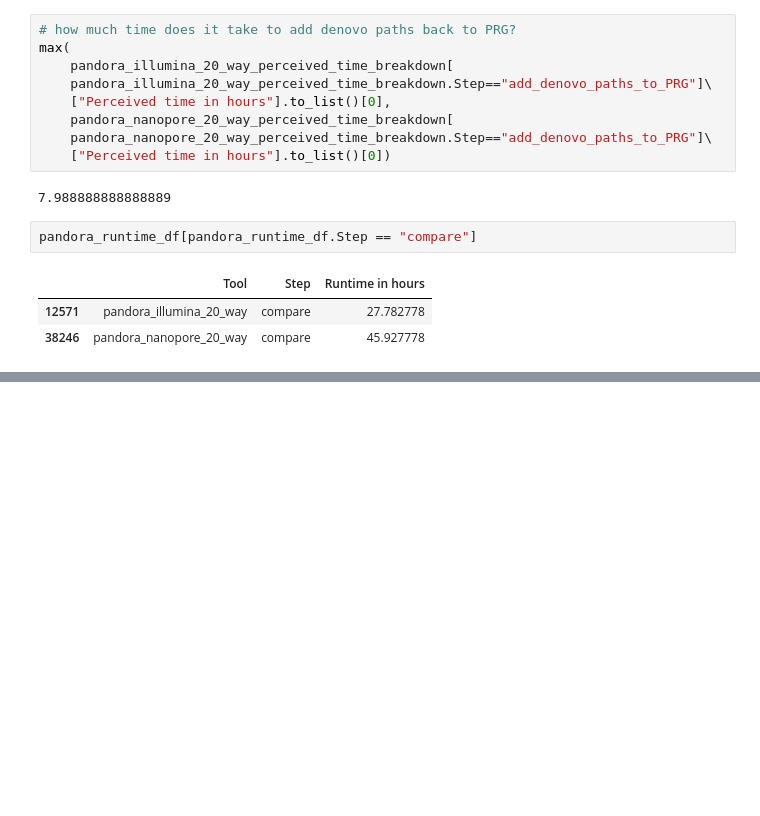
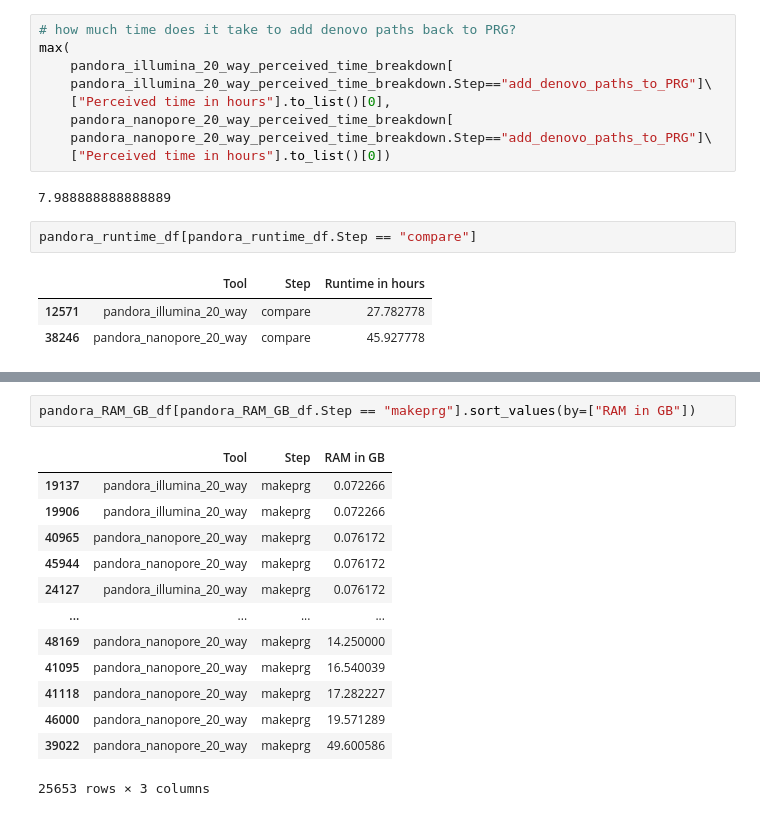
Before and after one commit to leoisl/paper_pandora2020_analyses, a Jupyter notebook: scripts/get_time_and_RAM_usage/get_time_and_RAM_usage.ipynb, the cells around one changed output, grey strips where cells are left out. Saved outputs shown, nothing was run; the diff lists cells and outputs as text; blank space fills up the shorter version.

```diff
--- a/scripts/get_time_and_RAM_usage/get_time_and_RAM_usage.ipynb
+++ b/scripts/get_time_and_RAM_usage/get_time_and_RAM_usage.ipynb
@@ -676,0 +693,16 @@ pandora_runtime_df[pandora_runtime_df.Step == "compare"]
+# %%
+pandora_RAM_GB_df[pandora_RAM_GB_df.Step == "makeprg"].sort_values(by=["RAM in GB"])
+# %% [output]
+|  | Tool | Step | RAM in GB |
+| 19137 | pandora_illumina_20_way | makeprg | 0.072266 |
+| 19906 | pandora_illumina_20_way | makeprg | 0.072266 |
+| 40965 | pandora_nanopore_20_way | makeprg | 0.076172 |
+| 45944 | pandora_nanopore_20_way | makeprg | 0.076172 |
+| 24127 | pandora_illumina_20_way | makeprg | 0.076172 |
+| ... | ... | ... | ... |
+| 48169 | pandora_nanopore_20_way | makeprg | 14.250000 |
+| 41095 | pandora_nanopore_20_way | makeprg | 16.540039 |
+| 41118 | pandora_nanopore_20_way | makeprg | 17.282227 |
+| 46000 | pandora_nanopore_20_way | makeprg | 19.571289 |
+| 39022 | pandora_nanopore_20_way | makeprg | 49.600586 |
+25653 rows × 3 columns
```
Also changed, not shown: parts of 1 cell of this notebook.
